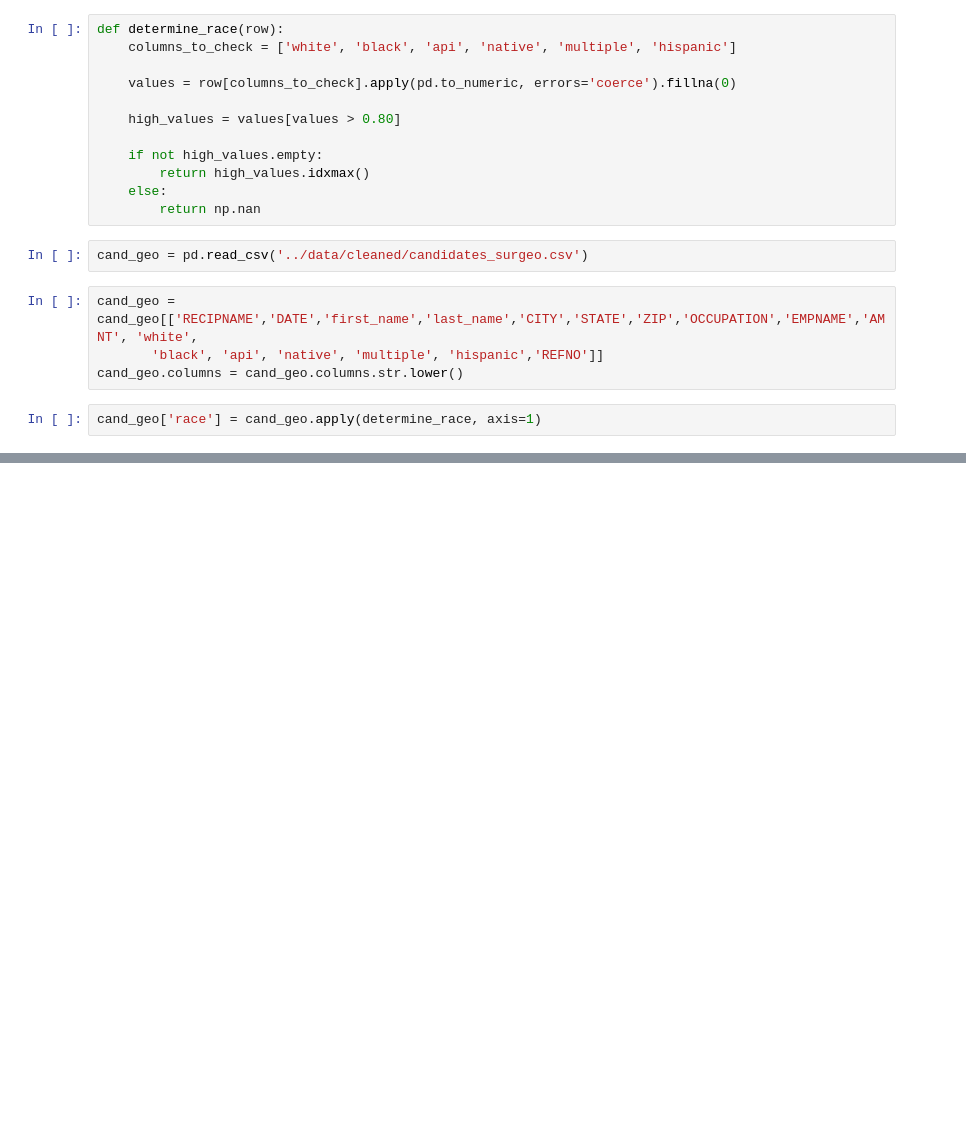
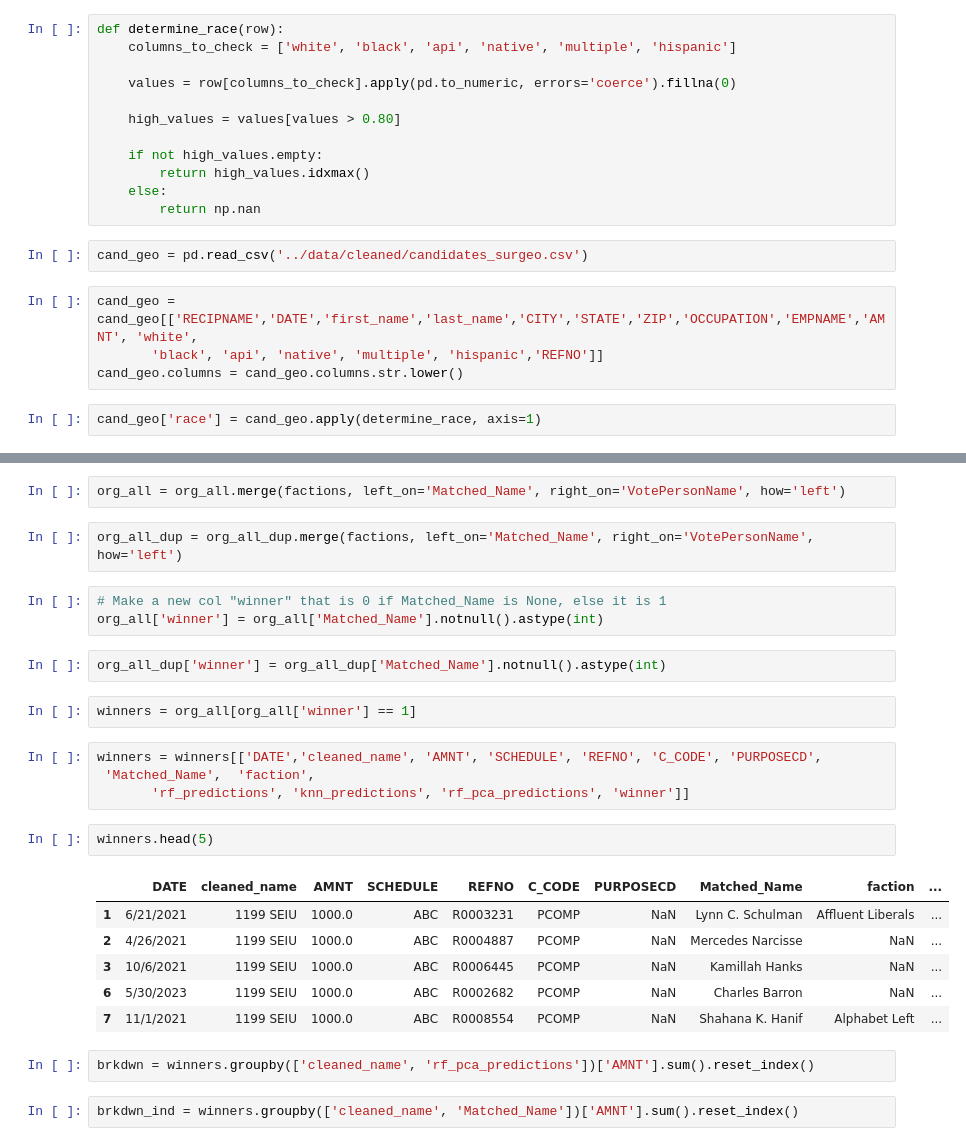
Before and after one commit to SamTGoodson/council_campaign_finance, a Jupyter notebook: notebooks/scratch.ipynb, the cells around one changed output, grey strips where cells are left out. Saved outputs shown, nothing was run; the diff lists cells and outputs as text; blank space fills up the shorter version.

```diff
--- a/notebooks/scratch.ipynb
+++ b/notebooks/scratch.ipynb
@@ -24,0 +224,28 @@ cand_geo['race'] = cand_geo.apply(determine_race, axis=1)
+# %%
+org_all = org_all.merge(factions, left_on='Matched_Name', right_on='VotePersonName', how='left')
+# %%
+org_all_dup = org_all_dup.merge(factions, left_on='Matched_Name', right_on='VotePersonName', how='left')
+# %%
+# Make a new col "winner" that is 0 if Matched_Name is None, else it is 1
+org_all['winner'] = org_all['Matched_Name'].notnull().astype(int)
+# %%
+org_all_dup['winner'] = org_all_dup['Matched_Name'].notnull().astype(int)
+# %%
+winners = org_all[org_all['winner'] == 1]
+# %%
+winners = winners[['DATE','cleaned_name', 'AMNT', 'SCHEDULE', 'REFNO', 'C_CODE', 'PURPOSECD',
+ 'Matched_Name',  'faction',
+       'rf_predictions', 'knn_predictions', 'rf_pca_predictions', 'winner']]
+# %%
+winners.head(5)
+# %% [output]
+|  | DATE | cleaned_name | AMNT | SCHEDULE | REFNO | C_CODE | PURPOSECD | Matched_Name | faction | ... |
+| 1 | 6/21/2021 | 1199 SEIU | 1000.0 | ABC | R0003231 | PCOMP | NaN | Lynn C. Schulman | Affluent Liberals | ... |
+| 2 | 4/26/2021 | 1199 SEIU | 1000.0 | ABC | R0004887 | PCOMP | NaN | Mercedes Narcisse | NaN | ... |
+| 3 | 10/6/2021 | 1199 SEIU | 1000.0 | ABC | R0006445 | PCOMP | NaN | Kamillah Hanks | NaN | ... |
+| 6 | 5/30/2023 | 1199 SEIU | 1000.0 | ABC | R0002682 | PCOMP | NaN | Charles Barron | NaN | ... |
+| 7 | 11/1/2021 | 1199 SEIU | 1000.0 | ABC | R0008554 | PCOMP | NaN | Shahana K. Hanif | Alphabet Left | ... |
+# %%
+brkdwn = winners.groupby(['cleaned_name', 'rf_pca_predictions'])['AMNT'].sum().reset_index()
+# %%
+brkdwn_ind = winners.groupby(['cleaned_name', 'Matched_Name'])['AMNT'].sum().reset_index()
```
Also changed, not shown: parts of 71 cells of this notebook, 56 other files.
